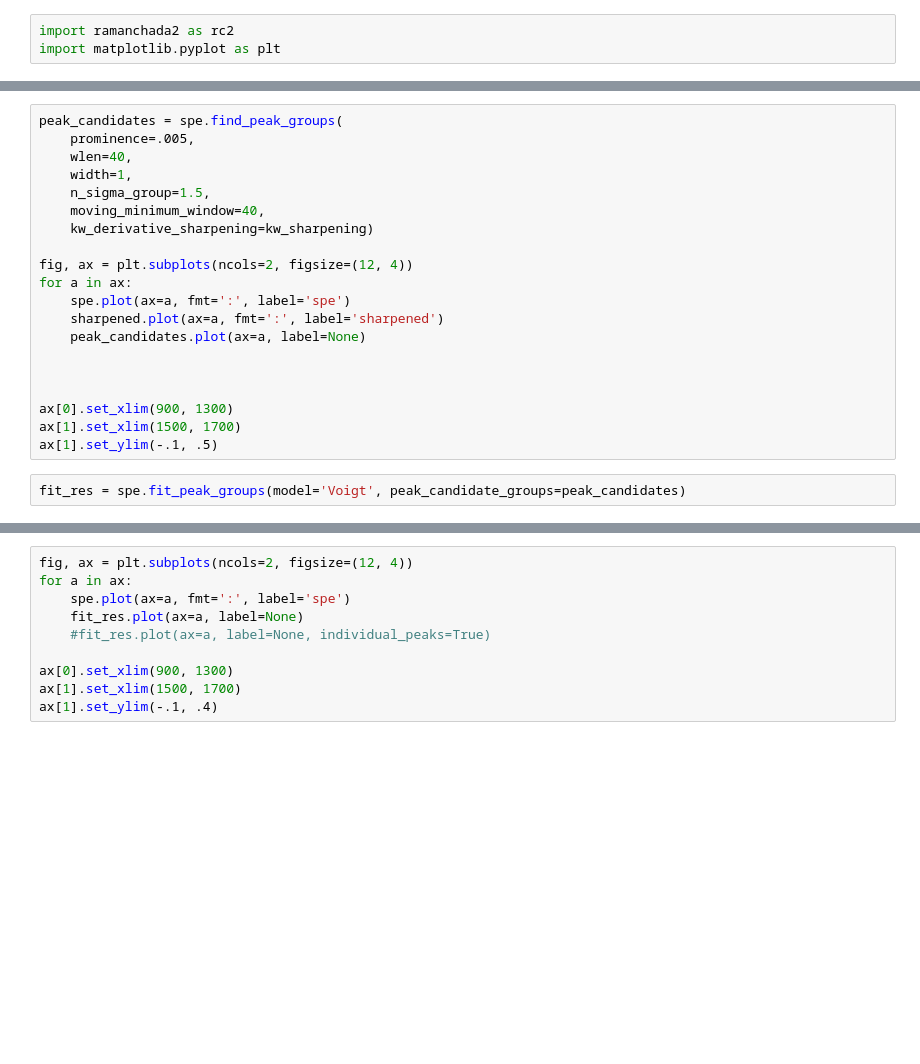
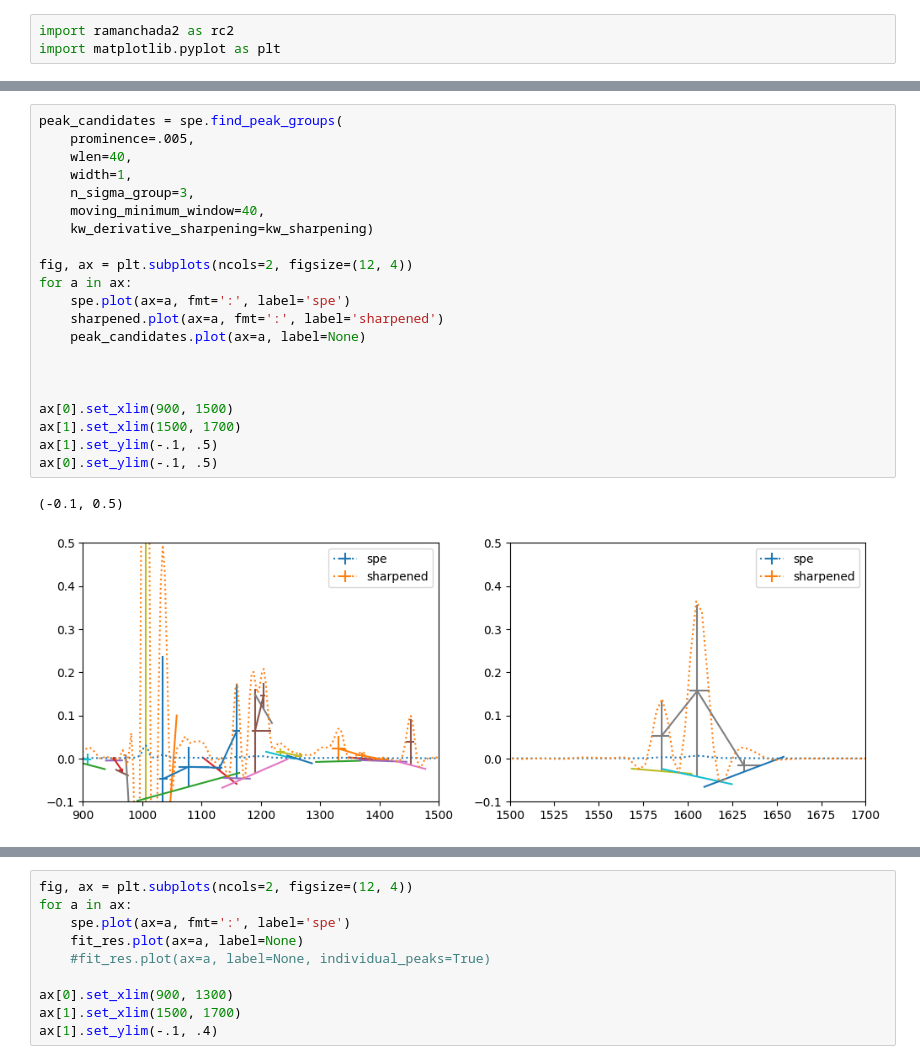
Before and after one commit to h2020charisma/ramanchada2, a Jupyter notebook: examples/fit_spe_composite_model.ipynb, the cells around one changed output, grey strips where cells are left out. Drawn from its saved outputs; the diff is of its cells as text; blank space fills up the shorter version.

```diff
--- a/examples/fit_spe_composite_model.ipynb
+++ b/examples/fit_spe_composite_model.ipynb
@@ -21,22 +44,24 @@ ax[1].set_ylim(-.1, .5)
 # %%
 peak_candidates = spe.find_peak_groups(
     prominence=.005,
     wlen=40,
     width=1,
-    n_sigma_group=1.5,
+    n_sigma_group=3,
     moving_minimum_window=40,
     kw_derivative_sharpening=kw_sharpening)
 
 fig, ax = plt.subplots(ncols=2, figsize=(12, 4))
 for a in ax:
     spe.plot(ax=a, fmt=':', label='spe')
     sharpened.plot(ax=a, fmt=':', label='sharpened')
     peak_candidates.plot(ax=a, label=None)
 
 
 
-ax[0].set_xlim(900, 1300)
+ax[0].set_xlim(900, 1500)
 ax[1].set_xlim(1500, 1700)
 ax[1].set_ylim(-.1, .5)
+ax[0].set_ylim(-.1, .5)
+# %% [output]
+(-0.1, 0.5)
+[figure, added]
-# %%
-fit_res = spe.fit_peak_groups(model='Voigt', peak_candidate_groups=peak_candidates)
```
Also changed, not shown: parts of 9 cells of this notebook, 4 other files.
